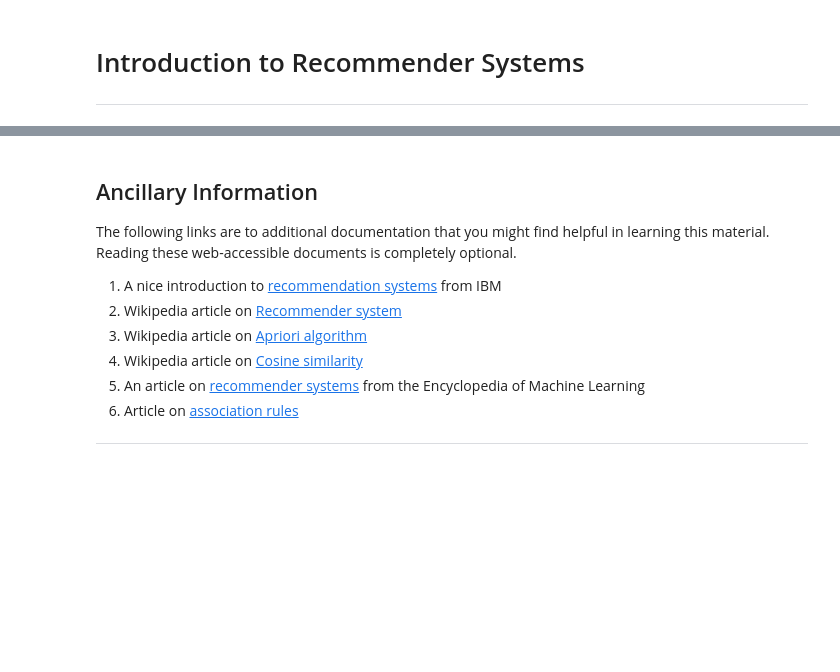
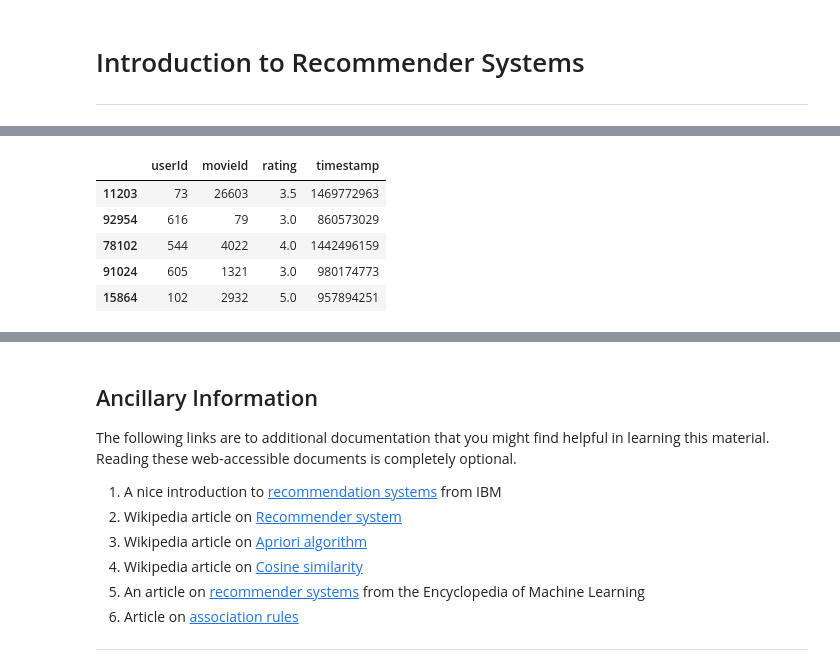
Before and after one commit to liweiweng/accy571-fa17, a Jupyter notebook: Module4/notebooks/intro2rs.ipynb, the cells around one changed output, grey strips where cells are left out. Cells and saved outputs as stored; diff of their text form; code cells hidden in the pictures; blank space fills up the shorter version.

```diff
--- a/Module4/notebooks/intro2rs.ipynb
+++ b/Module4/notebooks/intro2rs.ipynb
@@ -96,0 +70,7 @@ ls: cannot access /home/data_scientist/data/ml-latest-small: No such file or dir
+# %%
+# First we find our HOME directory
+home_dir = !echo $HOME
+
+# Define data directory
+data_dir = home_dir[0] +'/data/'
+ml_data_dir = data_dir + 'ml-latest-small'
@@ -125,8 +186,10 @@ warnings.filterwarnings("ignore")
 # %%
 import os
 
-ratings_file = os.path.join(data_dir, 'ratings.csv')
-movies_file = os.path.join(data_dir, 'movies.csv')
+# Define full file paths to files
+ratings_file = os.path.join(ml_data_dir, 'ratings.csv')
+movies_file = os.path.join(ml_data_dir, 'movies.csv')
 
+# Read data into DataFrames
 ratings = pd.read_csv(ratings_file)
 movies = pd.read_csv(movies_file)
@@ -139,3 +219,13 @@ ratings.tail()
+# %%
+# Sample five random ratings
+ratings.sample(5)
+# %% [output]
+|  | userId | movieId | rating | timestamp |
+| 11203 | 73 | 26603 | 3.5 | 1469772963 |
+| 92954 | 616 | 79 | 3.0 | 860573029 |
+| 78102 | 544 | 4022 | 4.0 | 1442496159 |
+| 91024 | 605 | 1321 | 3.0 | 980174773 |
+| 15864 | 102 | 2932 | 5.0 | 957894251 |
 # %%
 # Summary statistics for the ratings data set
 ratings.describe()
```
Also changed, not shown: parts of 45 cells of this notebook, 2 other files.
